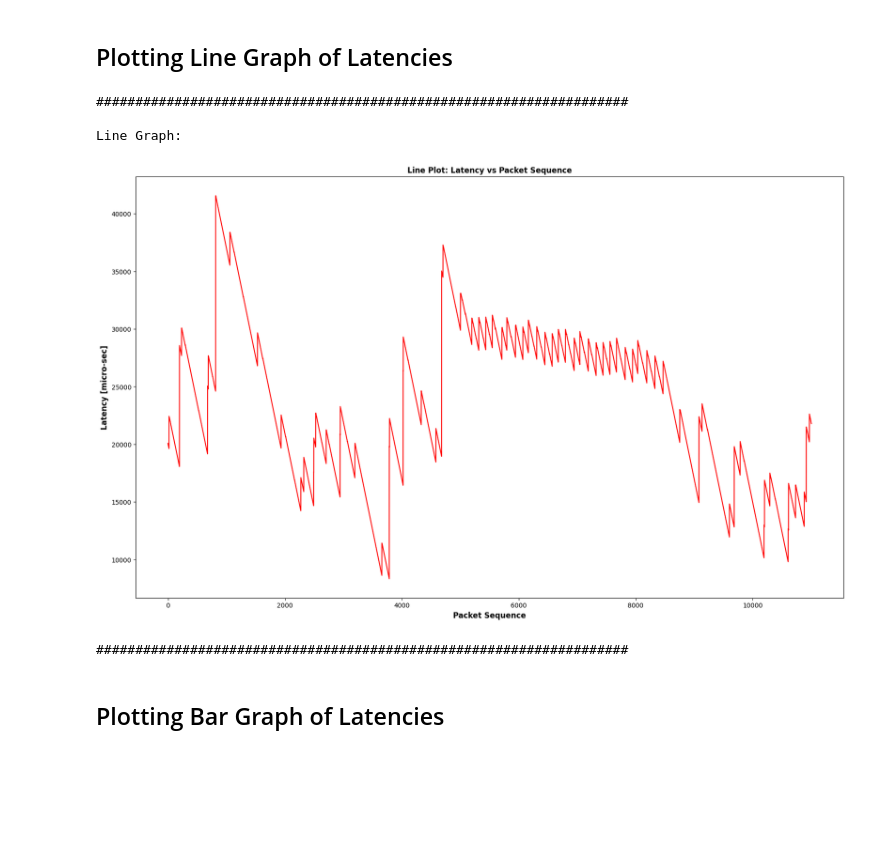
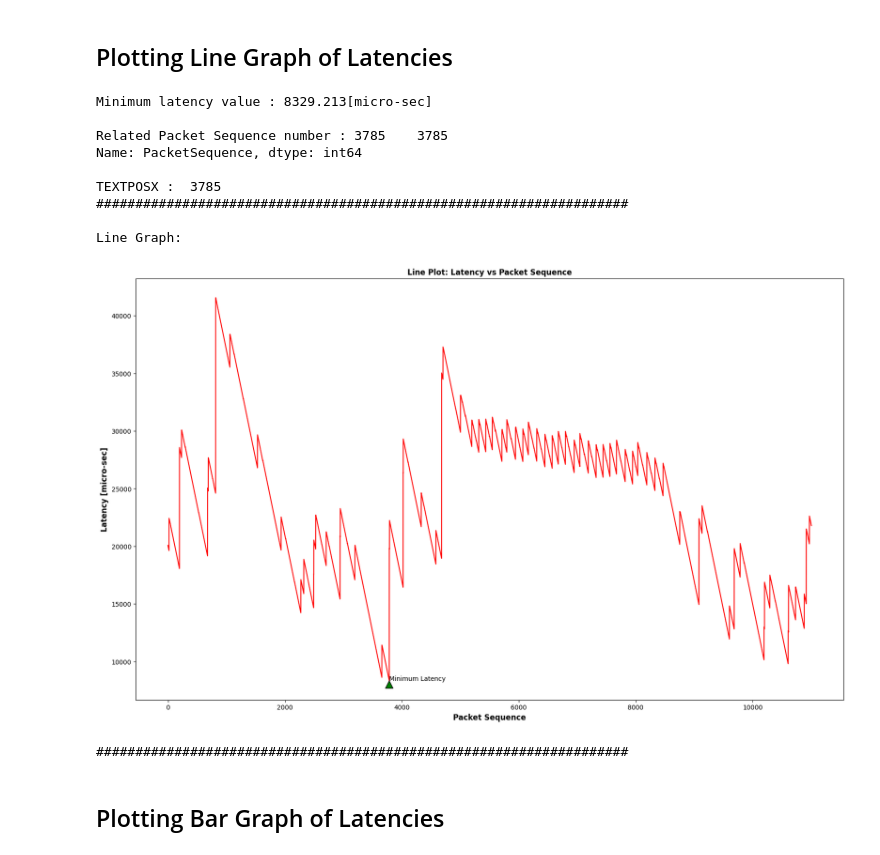
Before and after one commit to Niladri45/github2, a Jupyter notebook: Amarisoft-gNB-SimcomUE/ModelEndToEndSockperf.ipynb, the cells around one changed output. Cells and saved outputs as stored; diff of their text form; code cells hidden in the pictures; blank space fills up the shorter version.

Commit message:
Annotation v1.0

```diff
--- a/Amarisoft-gNB-SimcomUE/ModelEndToEndSockperf.ipynb
+++ b/Amarisoft-gNB-SimcomUE/ModelEndToEndSockperf.ipynb
@@ -54,23 +52,41 @@ Printing the data obtained from input file:
 # %% [markdown]
 ## Plotting Line Graph of Latencies
 # %%
+
+# Annotation
+fig1, annotate1 = plt.subplots()
+minvalue = df['Latency'].min()
+relatedPacketSequence = df.loc[df['Latency'] == minvalue, 'PacketSequence']
+print('Minimum latency value : '+ str(minvalue) + '[micro-sec]\n')
+print('Related Packet Sequence number : '+ str(relatedPacketSequence) + '\n')
+textPosX = int(relatedPacketSequence)
+textPosY = int(minvalue)
+print('TEXTPOSX : ', textPosX)
+annotate1.annotate('Minimum Latency', xy =(float(relatedPacketSequence), int(minvalue)), xytext = (textPosX, textPosY), arrowprops = dict(facecolor ='green'))
+# annotate1.set_ylim(-2, 2)
 
 # Plotting Latency vs Packet Sequence
 print("####################################################################\n")
 print("Line Graph:\n")
 plt.plot(df.PacketSequence, df.Latency, color="red")
 plt.title("Line Plot: Latency vs Packet Sequence", fontsize='large', fontweight='bold')
 plt.xlabel('Packet Sequence', fontsize='large', fontweight='bold')
 plt.ylabel('Latency [micro-sec]', fontsize='large', fontweight='bold')
 fig1 = plt.gcf()
 fig1.set_size_inches(20, 12, forward=True)
 plt.show()
 print("####################################################################\n")
 # %% [output]
+Minimum latency value : 8329.213[micro-sec]
+
+Related Packet Sequence number : 3785    3785
+Name: PacketSequence, dtype: int64
+
+TEXTPOSX :  3785
 ####################################################################
 
 Line Graph:
-[figure, old version]
+[figure, new version]
 ####################################################################
 # %% [markdown]
 ## Plotting Bar Graph of Latencies
```
Also changed, not shown: parts of 2 cells of this notebook, 1 other file.
